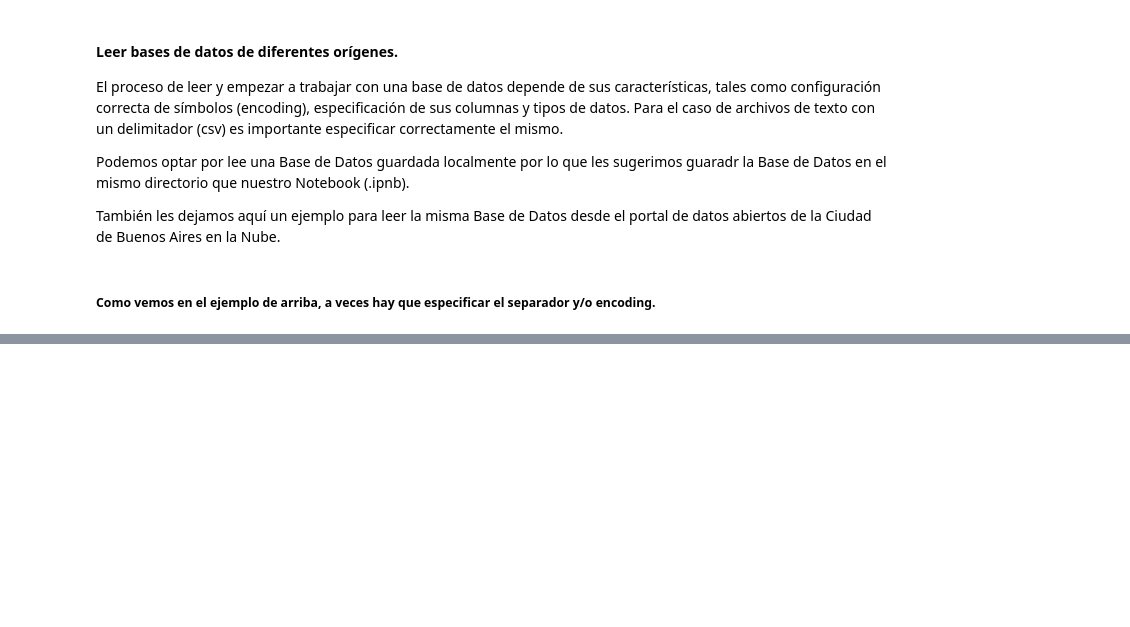
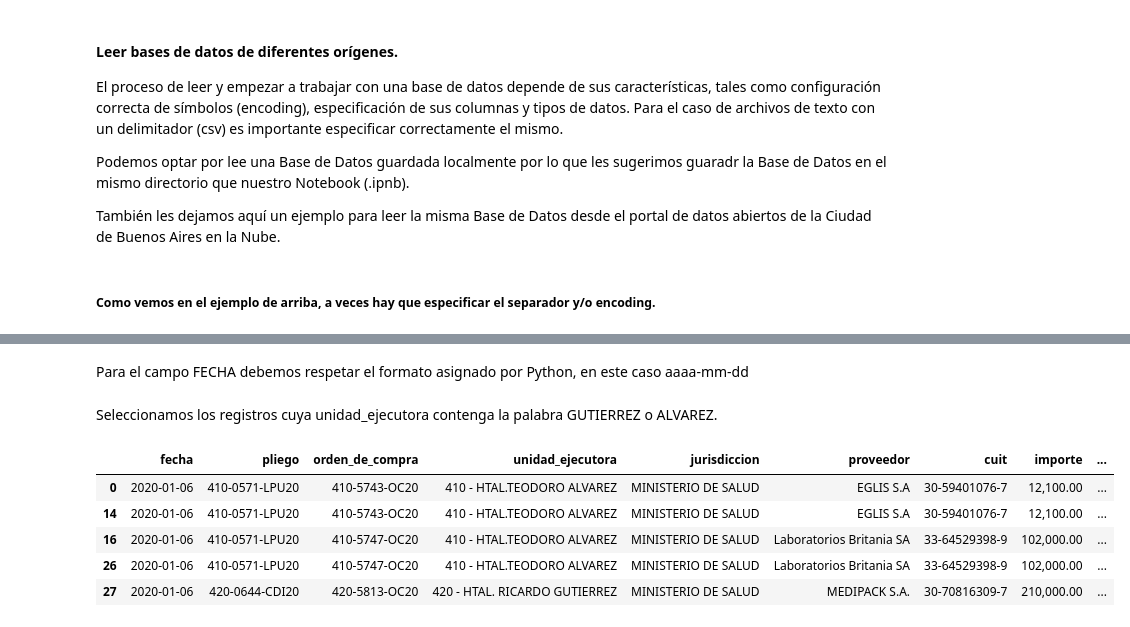
Before and after one commit to francovillagra/Ciencia-de-datos-para-Auditores, a Jupyter notebook: Modulo 2.ipynb, the cells around one changed output, grey strips where cells are left out. Drawn from its saved outputs; the diff is of its cells as text; code cells hidden in the pictures; blank space fills up the shorter version.

Commit message:
Actualizando info Curso Modulo 2 Python

```diff
--- a/Modulo 2.ipynb
+++ b/Modulo 2.ipynb
@@ -86,0 +443,13 @@ Pandas es una librería de Python especializada en el manejo y análisis de estr
+# %% [markdown]
+Para el campo FECHA debemos respetar el formato asignado por Python, en este caso aaaa-mm-dd
+# %% [markdown]
+Seleccionamos los registros cuya unidad_ejecutora contenga la palabra GUTIERREZ o ALVAREZ.
+# %%
+df.loc [(df.unidad_ejecutora.str.contains('GUTIERREZ')) | (df.unidad_ejecutora.str.contains('ALVAREZ'))].head(5) # con .head solo visualizamos las primeras 3
+# %% [output]
+|  | fecha | pliego | orden_de_compra | unidad_ejecutora | jurisdiccion | proveedor | cuit | importe | ... |
+| 0 | 2020-01-06 | 410-0571-LPU20 | 410-5743-OC20 | 410 - HTAL.TEODORO ALVAREZ | MINISTERIO DE SALUD | EGLIS S.A | 30-59401076-7 | 12,100.00 | ... |
+| 14 | 2020-01-06 | 410-0571-LPU20 | 410-5743-OC20 | 410 - HTAL.TEODORO ALVAREZ | MINISTERIO DE SALUD | EGLIS S.A | 30-59401076-7 | 12,100.00 | ... |
+| 16 | 2020-01-06 | 410-0571-LPU20 | 410-5747-OC20 | 410 - HTAL.TEODORO ALVAREZ | MINISTERIO DE SALUD | Laboratorios Britania SA | 33-64529398-9 | 102,000.00 | ... |
+| 26 | 2020-01-06 | 410-0571-LPU20 | 410-5747-OC20 | 410 - HTAL.TEODORO ALVAREZ | MINISTERIO DE SALUD | Laboratorios Britania SA | 33-64529398-9 | 102,000.00 | ... |
+| 27 | 2020-01-06 | 420-0644-CDI20 | 420-5813-OC20 | 420 - HTAL. RICARDO GUTIERREZ | MINISTERIO DE SALUD | MEDIPACK S.A. | 30-70816309-7 | 210,000.00 | ... |
```
Also changed, not shown: parts of 58 cells of this notebook.
